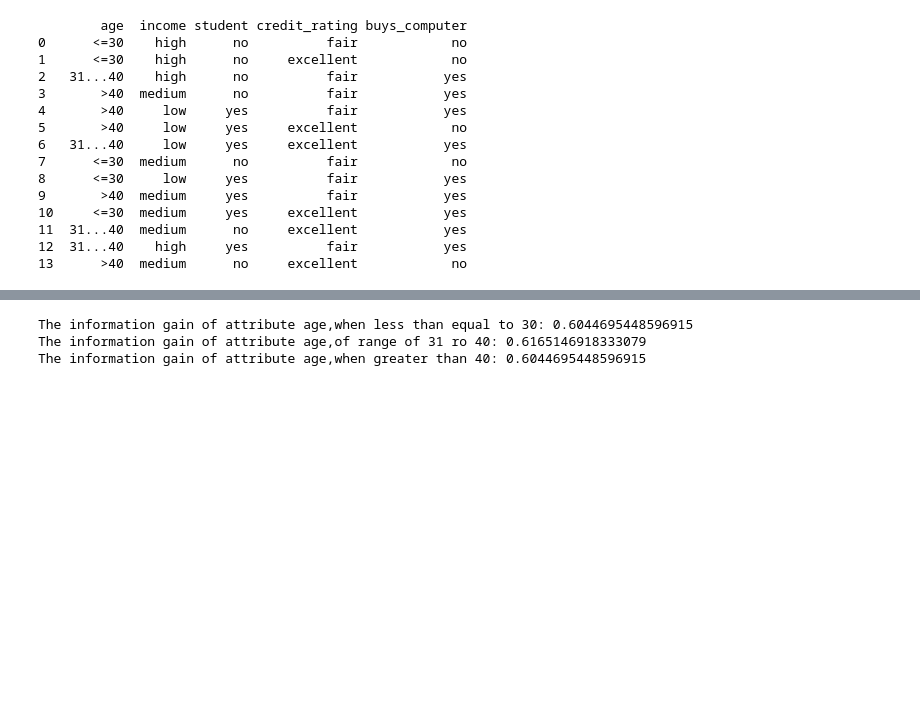
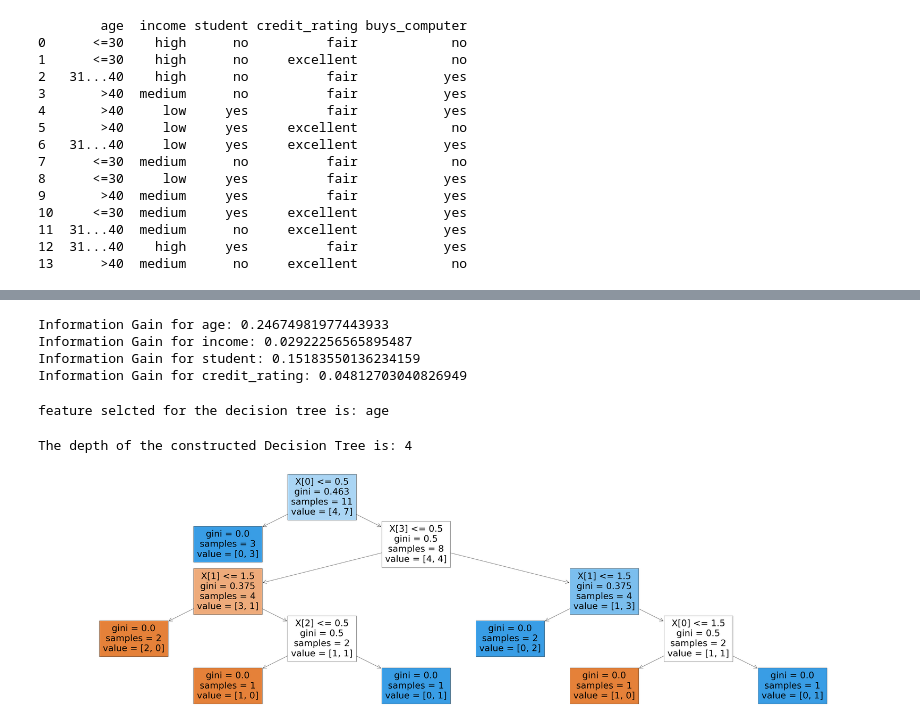
Before and after one commit to Vpavan2003/Machine-learning-Lab-codes, a Jupyter notebook: ML_Lab_04.ipynb, the cells around one changed output, grey strips where cells are left out. Cells and saved outputs as stored; diff of their text form; code cells hidden in the pictures; blank space fills up the shorter version.

```diff
--- a/ML_Lab_04.ipynb
+++ b/ML_Lab_04.ipynb
@@ -34,20 +42,16 @@ print(dataframe)
 12  31...40    high     yes          fair           yes
 13      >40  medium      no     excellent            no
 # %%
-# Question A1:
-#Functions of the entropy before,after and Information gain for each attribute at root node
-def entropyBefore(data_field,attribute_value):
-    positive_data_field = data_field.value_counts()[attribute_value]
-    total_data_field = data_field.count()
-    negative_data_field = total_data_field - positive_data_field
-    positive_probability = positive_data_field / total_data_field
-    negative_probability = negative_data_field / total_data_field
-    return -(positive_probability * float(np.log2(positive_probability)) + negative_probability * float(np.log2(negative_probability)))
+# Converting  categorical features to numerical using Label Encoding
+label_Encoder = LabelEncoder()
 
-def entropyAfter(data_field,attribute_value):
-    summation = data_field.value_counts()[attribute_value] / data_field.count()
-    return summation * entropyBefore(data_field,attribute_value)
+for column in dataframe.columns:
+    dataframe[column] = label_Encoder.fit_transform(dataframe[column])
 
-def Informationgain(data_field,attribute_value):
-    return entropyBefore(data_field,attribute_value) - entropyAfter(data_field,attribute_value)
+# Separate attributes  and target
+attributes = dataframe.drop(columns=['buys_computer'])
+target = dataframe['buys_computer']
+
+# Split the data into training and testing sets
+Train_attribute, Test_attribute, Train_target, Test_target = train_test_split(attributes, target, test_size=0.2, random_state=42)
 # %%
@@ -98,12 +88,42 @@ The after entropy of the attribute age,when greater than 40:  0.3358164138109397
 # %%
-Information_gain_lessthan_30 = Informationgain(attribute_of_age,'<=30')       #Information gain for <=30
-Information_gain_30_to_40_range = Informationgain(attribute_of_age,'31...40') #Information gain for 31...40
-Information_gain_greater_40 = Informationgain(attribute_of_age,'>40')         #Information gain for >40
+# Calculate entropy and information gain for each feature
+features_table = attributes.columns  # Use the column names of X as features
+information_gains = {}
 
-print("The information gain of attribute age,when less than equal to 30:",Information_gain_lessthan_30)
-print("The information gain of attribute age,of range of 31 ro 40:",Information_gain_30_to_40_range)
-print("The information gain of attribute age,when greater than 40:",Information_gain_greater_40)
+for feature in features_table:
+    information_gains[feature] = information_gain(attributes[feature],target)
+    print(f"Information Gain for {feature}: {information_gains[feature]}")
 # %% [output]
-The information gain of attribute age,when less than equal to 30: 0.6044695448596915
-The information gain of attribute age,of range of 31 ro 40: 0.6165146918333079
-The information gain of attribute age,when greater than 40: 0.6044695448596915
+Information Gain for age: 0.24674981977443933
+Information Gain for income: 0.02922256565895487
+Information Gain for student: 0.15183550136234159
+Information Gain for credit_rating: 0.04812703040826949
+# %%
+#function to find the root node
+def root_node(value):
+    feature = max(value,key=value.get)
+    return feature
+
+root_node = root_node(information_gains)
+print("feature selcted for the decision tree is:",root_node)
+# %% [output]
+feature selcted for the decision tree is: age
+# %%
+# Question A2
+# Create and fit the Decision Tree model
+table_model = DecisionTreeClassifier()
+table_model.fit(Train_attribute, Train_target)
+
+# Calculate the depth of the constructed tree
+table_treedepth = table_model.get_depth()
+print(f"The depth of the constructed Decision Tree is: {table_treedepth}")
+# %% [output]
+The depth of the constructed Decision Tree is: 4
+# %%
+# Question A3
+# Visualize the constructed tree
+plt.figure(figsize=(70, 20))
+plot_tree(table_model, filled=True)
+plt.show()
+# %% [output]
+[figure, added]
```
Also changed, not shown: parts of 16 cells of this notebook.
